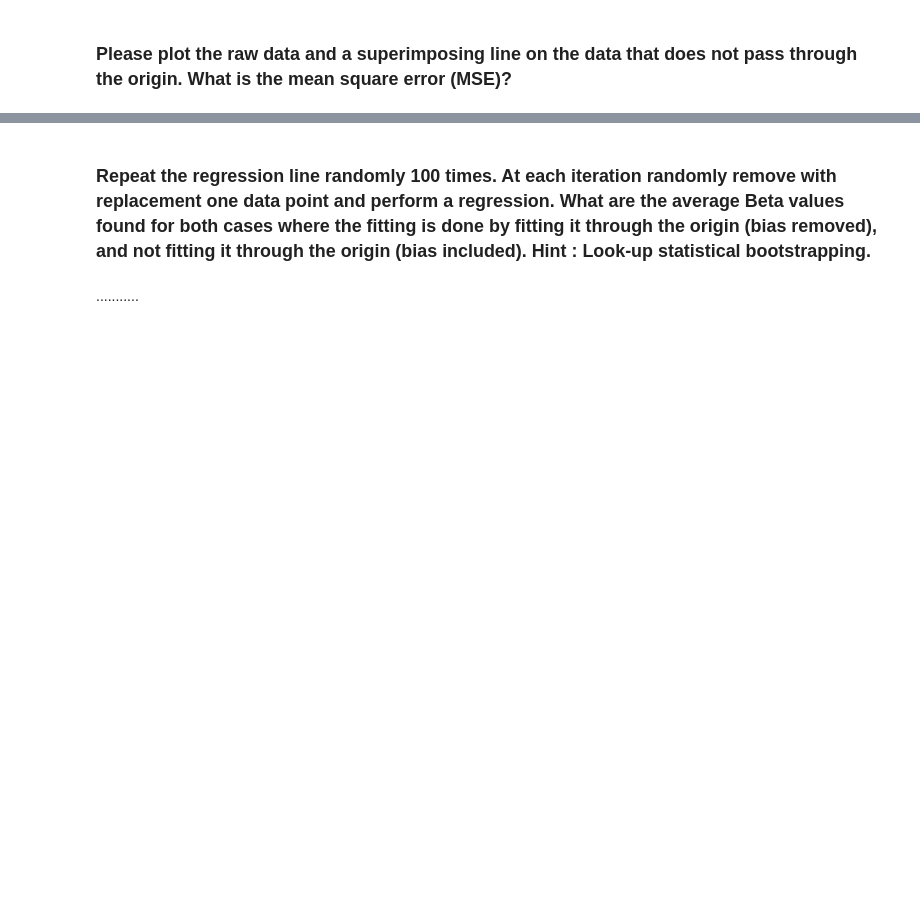
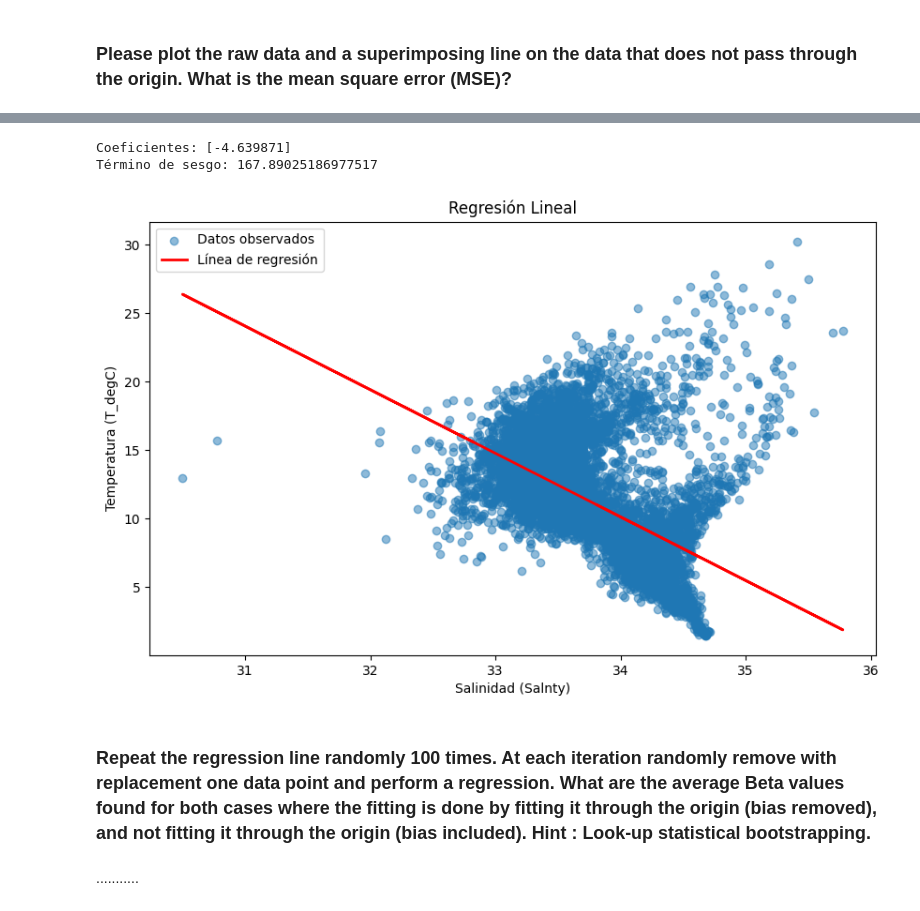
Before and after one commit to LuisFern873/linear-regression, a Jupyter notebook: lab.ipynb, the cells around one changed output, grey strips where cells are left out. Cells and saved outputs as stored; diff of their text form; code cells hidden in the pictures; blank space fills up the shorter version.

```diff
--- a/lab.ipynb
+++ b/lab.ipynb
@@ -107,3 +124,23 @@ included). Hint : Look-up statistical bootstrapping.
+# %%
+reg2 = LinearRegression().fit(X, y)
+
+coefficients = reg2.coef_[0]
+bias = reg2.intercept_[0]
+
+print(f'Coeficientes: {coefficients}')
+print(f'Término de sesgo: {bias}')
+plt.figure(figsize=(10, 6))
+plt.scatter(X, y, alpha=0.5, label='Datos observados')
+plt.plot(X, reg2.predict(X), color='red', linewidth=2, label='Línea de regresión')
+plt.xlabel('Salinidad (Salnty)')
+plt.ylabel('Temperatura (T_degC)')
+plt.title('Regresión Lineal')
+plt.legend()
+plt.show()
+# %% [output]
+Coeficientes: [-4.639871]
+Término de sesgo: 167.89025186977517
+[figure, added]
 # %% [markdown]
 ### **Repeat the regression line randomly 100 times. At each iteration randomly remove with replacement one data point and perform a regression. What are the average Beta values found for both cases where the fitting is done by fitting it through the origin (bias removed), and not fitting it through the origin (bias included). Hint : Look-up statistical bootstrapping.**
 # %% [markdown]
```
Also changed, not shown: parts of 9 cells of this notebook, 2 other files.
